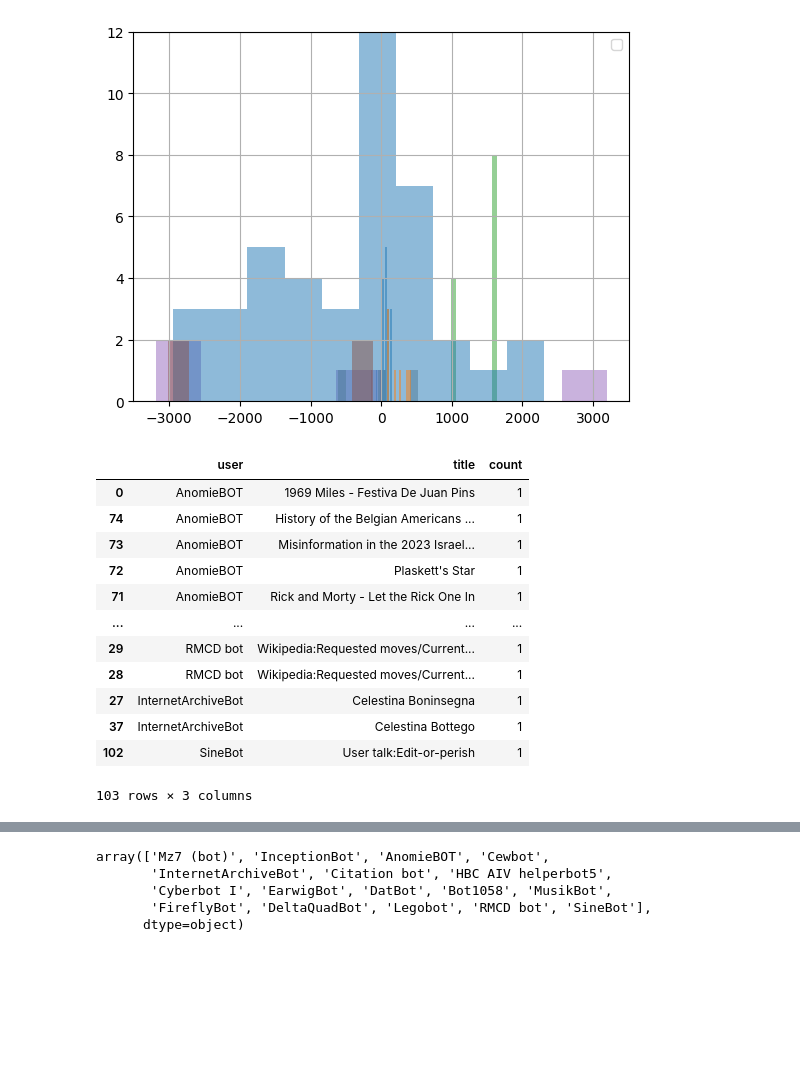
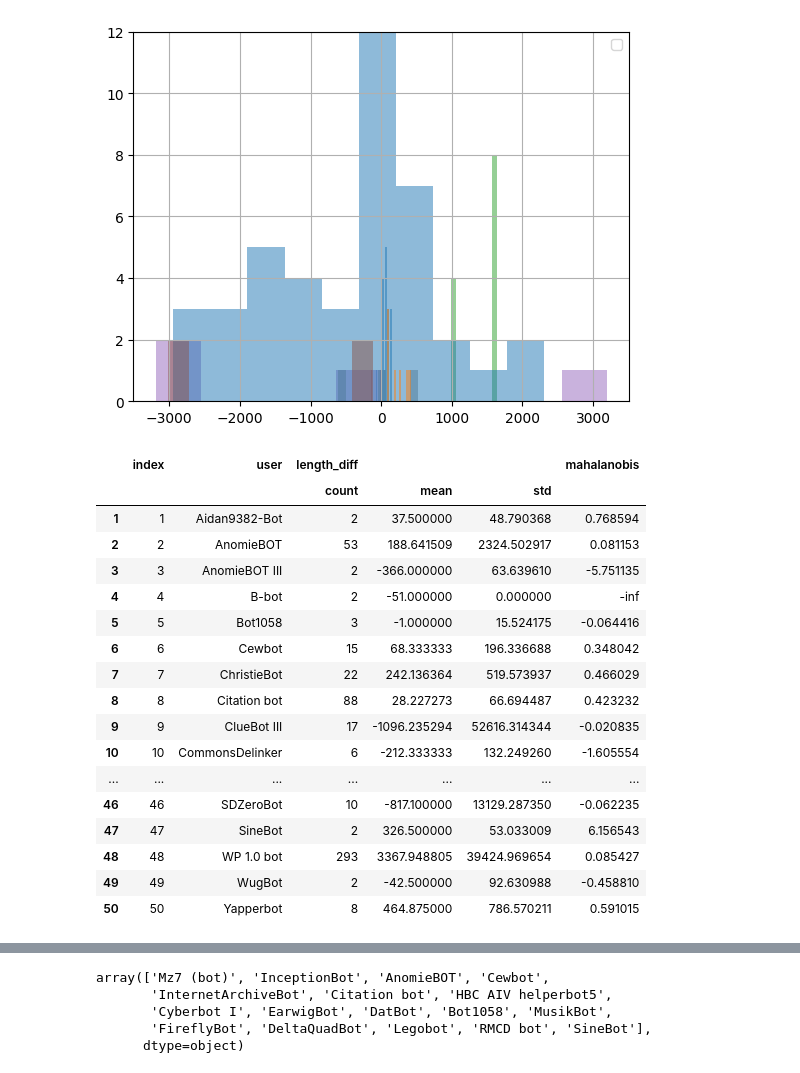
Before and after one commit to shandrayu/mining-massive-databases, a Jupyter notebook: notebooks/BloomFilter.ipynb, the cells around one changed output, grey strips where cells are left out. Drawn from its saved outputs; the diff is of its cells as text; code cells hidden in the pictures; blank space fills up the shorter version.

```diff
--- a/notebooks/BloomFilter.ipynb
+++ b/notebooks/BloomFilter.ipynb
@@ -181,19 +209,31 @@ ax1.set_ylim((0, 12))
 No artists with labels found to put in legend.  Note that artists whose label start with an underscore are ignored when legend() is called with no argument.
 (0.0, 12.0)
 [figure]
-# %%
-df[df['bot']][['user', 'title']].value_counts().reset_index().sort_values('count')
-# %% [output]
-|  | user | title | count |
-| 0 | AnomieBOT | 1969 Miles - Festiva De Juan Pins | 1 |
-| 74 | AnomieBOT | History of the Belgian Americans ... | 1 |
-| 73 | AnomieBOT | Misinformation in the 2023 Israel... | 1 |
-| 72 | AnomieBOT | Plaskett's Star | 1 |
-| 71 | AnomieBOT | Rick and Morty - Let the Rick One In | 1 |
-| ... | ... | ... | ... |
-| 29 | RMCD bot | Wikipedia:Requested moves/Current... | 1 |
-| 28 | RMCD bot | Wikipedia:Requested moves/Current... | 1 |
-| 27 | InternetArchiveBot | Celestina Boninsegna | 1 |
-| 37 | InternetArchiveBot | Celestina Bottego | 1 |
-| 102 | SineBot | User talk:Edit-or-perish | 1 |
-103 rows × 3 columns
+# %%
+# df[df['bot']].groupby('user')['length_diff'].hist(ax=ax1, alpha=0.5)
+
+_df = df[df['bot']].groupby(['user'], as_index=False).agg(
+                      {'length_diff':['count', 'mean','std']}).reset_index()
+_df.dropna(inplace=True)
+
+_df['mahalanobis'] = _df['length_diff']['mean'] / _df['length_diff']['std']
+_df
+# %% [output]
+|  | index | user | length_diff |  |  | mahalanobis |
+|  |  |  | count | mean | std |  |
+| 1 | 1 | Aidan9382-Bot | 2 | 37.500000 | 48.790368 | 0.768594 |
+| 2 | 2 | AnomieBOT | 53 | 188.641509 | 2324.502917 | 0.081153 |
+| 3 | 3 | AnomieBOT III | 2 | -366.000000 | 63.639610 | -5.751135 |
+| 4 | 4 | B-bot | 2 | -51.000000 | 0.000000 | -inf |
+| 5 | 5 | Bot1058 | 3 | -1.000000 | 15.524175 | -0.064416 |
+| 6 | 6 | Cewbot | 15 | 68.333333 | 196.336688 | 0.348042 |
+| 7 | 7 | ChristieBot | 22 | 242.136364 | 519.573937 | 0.466029 |
+| 8 | 8 | Citation bot | 88 | 28.227273 | 66.694487 | 0.423232 |
+| 9 | 9 | ClueBot III | 17 | -1096.235294 | 52616.314344 | -0.020835 |
+| 10 | 10 | CommonsDelinker | 6 | -212.333333 | 132.249260 | -1.605554 |
+| ... | ... | ... | ... | ... | ... | ... |
+| 46 | 46 | SDZeroBot | 10 | -817.100000 | 13129.287350 | -0.062235 |
+| 47 | 47 | SineBot | 2 | 326.500000 | 53.033009 | 6.156543 |
+| 48 | 48 | WP 1.0 bot | 293 | 3367.948805 | 39424.969654 | 0.085427 |
+| 49 | 49 | WugBot | 2 | -42.500000 | 92.630988 | -0.458810 |
+| 50 | 50 | Yapperbot | 8 | 464.875000 | 786.570211 | 0.591015 |
```
Also changed, not shown: parts of 52 cells of this notebook.
